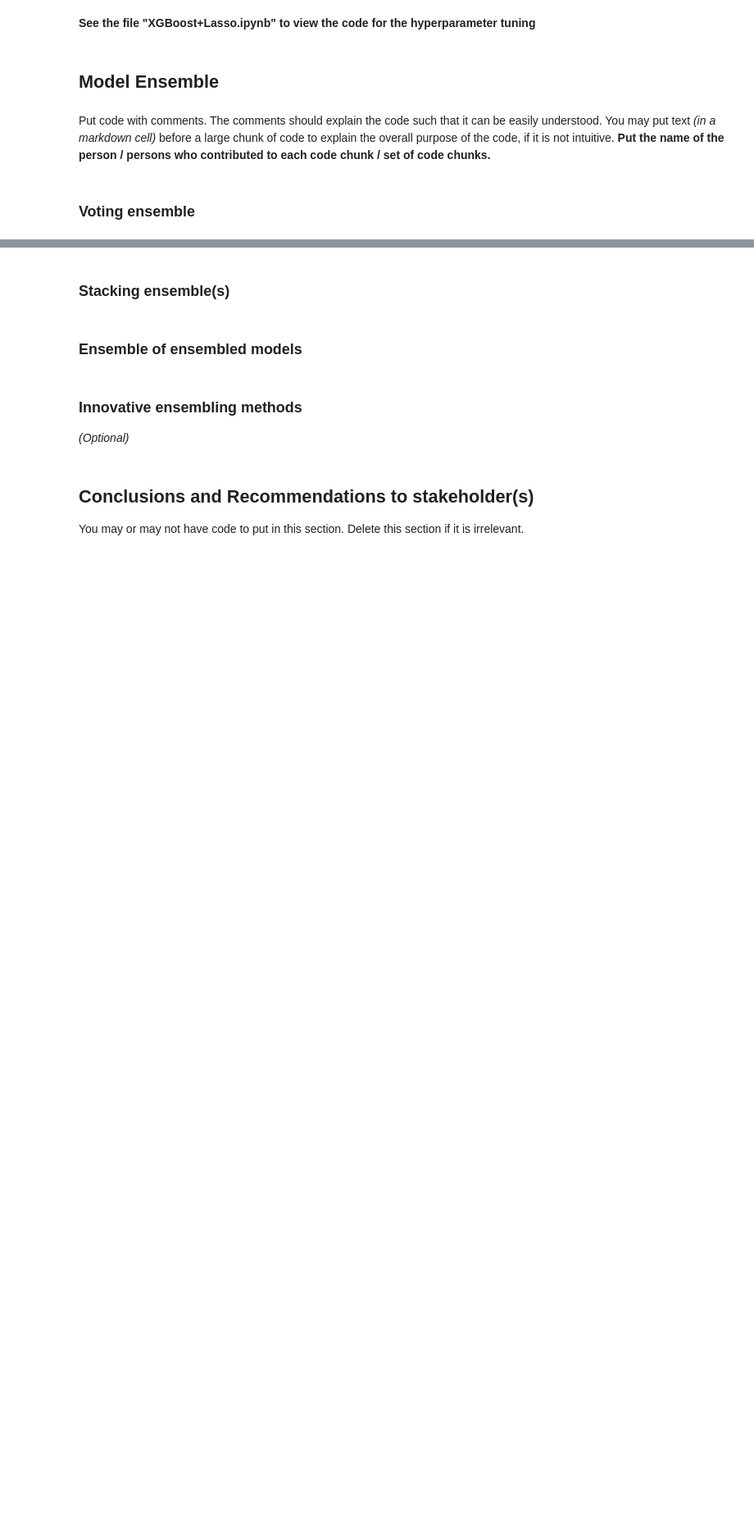
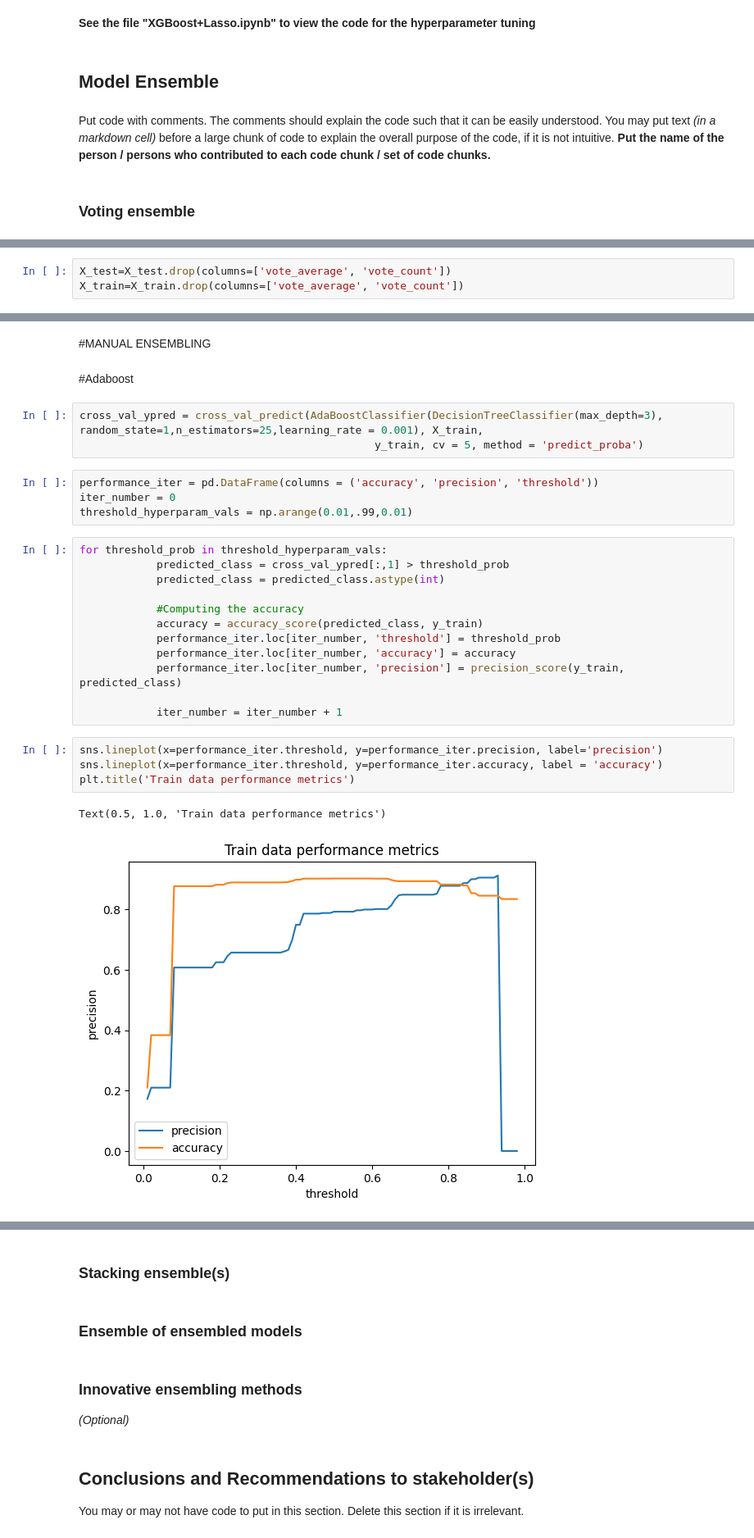
Before and after one commit to ElijahNascar/Movie-Classification-Models, a Jupyter notebook: Krish's_Fan_Club_Project_Code.ipynb, the cells around one changed output, grey strips where cells are left out. Shown at 82% size. Cells and saved outputs as stored; diff of their text form; blank space fills up the shorter version.

```diff
--- a/Krish's_Fan_Club_Project_Code.ipynb
+++ b/Krish's_Fan_Club_Project_Code.ipynb
@@ -251,0 +318,3 @@ Put code with comments. The comments should explain the code such that it can be
+# %%
+X_test=X_test.drop(columns=['vote_average', 'vote_count'])
+X_train=X_train.drop(columns=['vote_average', 'vote_count'])
@@ -251,0 +362,30 @@ Put code with comments. The comments should explain the code such that it can be
+# %% [markdown]
+#MANUAL ENSEMBLING
+# %% [markdown]
+#Adaboost
+# %%
+cross_val_ypred = cross_val_predict(AdaBoostClassifier(DecisionTreeClassifier(max_depth=3), random_state=1,n_estimators=25,learning_rate = 0.001), X_train,
+                                              y_train, cv = 5, method = 'predict_proba')
+# %%
+performance_iter = pd.DataFrame(columns = ('accuracy', 'precision', 'threshold'))
+iter_number = 0
+threshold_hyperparam_vals = np.arange(0.01,.99,0.01)
+# %%
+for threshold_prob in threshold_hyperparam_vals:
+            predicted_class = cross_val_ypred[:,1] > threshold_prob
+            predicted_class = predicted_class.astype(int)
+
+            #Computing the accuracy
+            accuracy = accuracy_score(predicted_class, y_train)
+            performance_iter.loc[iter_number, 'threshold'] = threshold_prob
+            performance_iter.loc[iter_number, 'accuracy'] = accuracy
+            performance_iter.loc[iter_number, 'precision'] = precision_score(y_train, predicted_class)
+
+            iter_number = iter_number + 1
+# %%
+sns.lineplot(x=performance_iter.threshold, y=performance_iter.precision, label='precision')
+sns.lineplot(x=performance_iter.threshold, y=performance_iter.accuracy, label = 'accuracy')
+plt.title('Train data performance metrics')
+# %% [output]
+Text(0.5, 1.0, 'Train data performance metrics')
+[figure, added]
```
Also changed, not shown: parts of 64 cells of this notebook, 1 other file.
